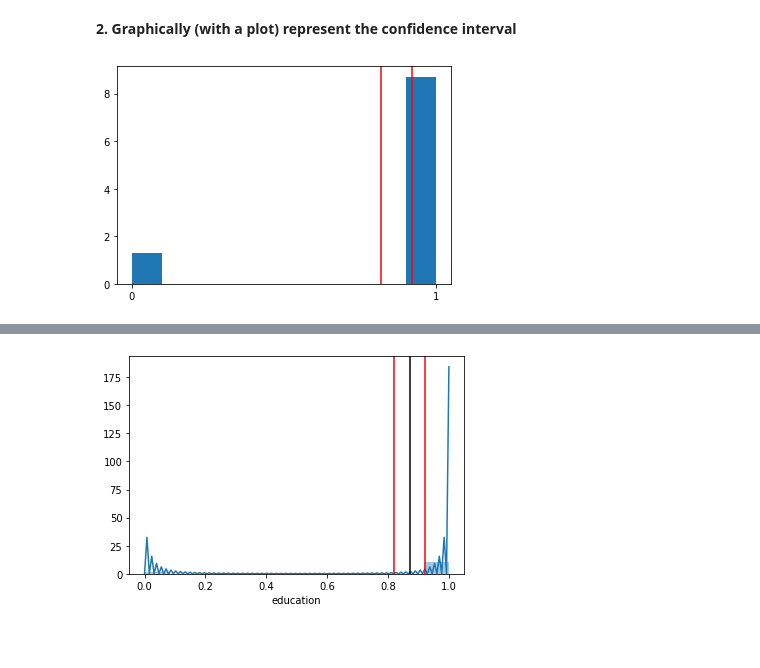
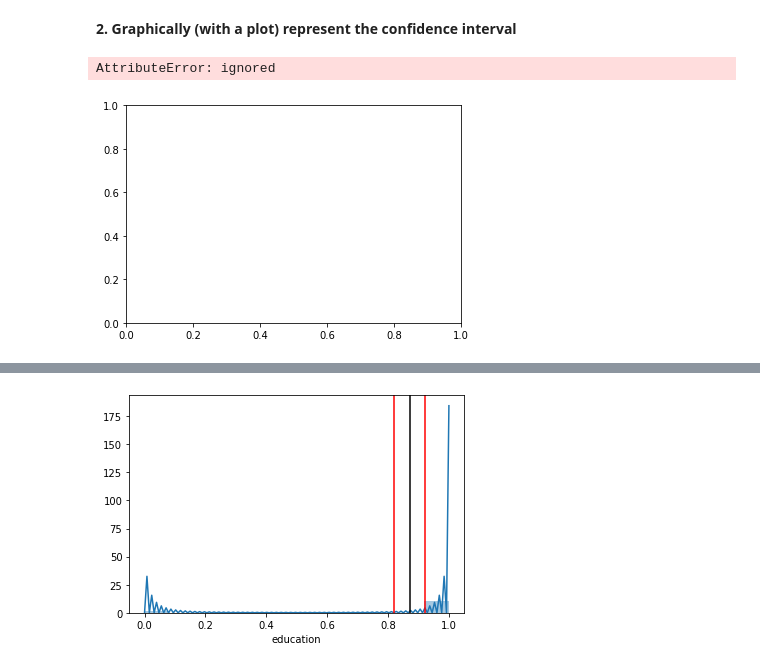
Before and after one commit to bloominstituteoftechnology/DS-Unit-1-Sprint-2-Statistics, a Jupyter notebook: module2/LS_DS_122_Sampling_Confidence_Intervals_and_Hypothesis_Testing_Assignment.ipynb, the cells around one changed output, grey strips where cells are left out. Saved outputs shown, nothing was run; the diff lists cells and outputs as text; code cells hidden in the pictures; blank space fills up the shorter version.

```diff
--- a/module2/LS_DS_122_Sampling_Confidence_Intervals_and_Hypothesis_Testing_Assignment.ipynb
+++ b/module2/LS_DS_122_Sampling_Confidence_Intervals_and_Hypothesis_Testing_Assignment.ipynb
@@ -88,16 +88,16 @@ confidence_interval(republican['education'])
 # %%
 import matplotlib.pyplot as plt
 
 ci = confidence_interval(republican['education'])
 
 fig, ax = plt.subplots()
-ax.hist(republican['education'], density=True)
-
+ax.plot(republican['education'])
 ax.set_xticks([0,1])
 ax.set_xticklabels([0, 1])
 ax.axvline(x=ci[1], color='red')
 ax.axvline(x=ci[2], color='red')
 
 fig.show()
 # %% [output]
+AttributeError: ignored
-[figure, old version]
+[figure, new version]
```
Also changed, not shown: parts of 10 cells of this notebook.
